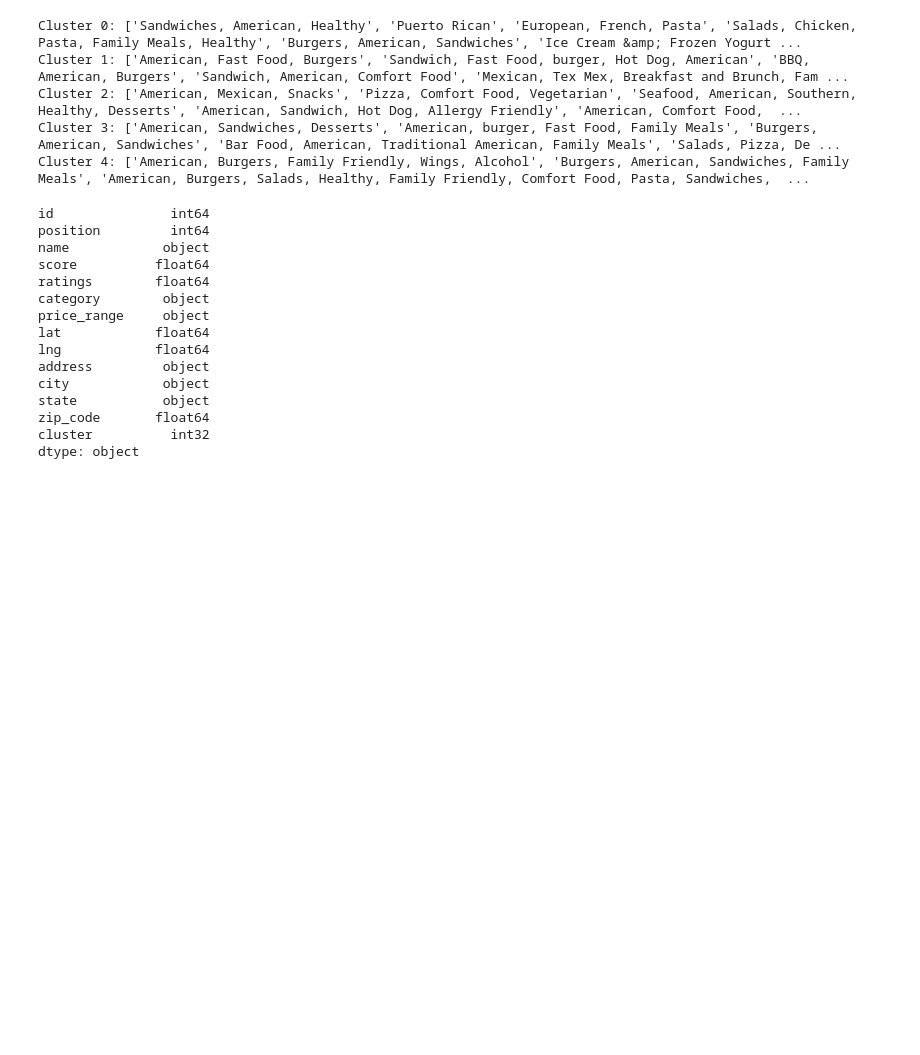
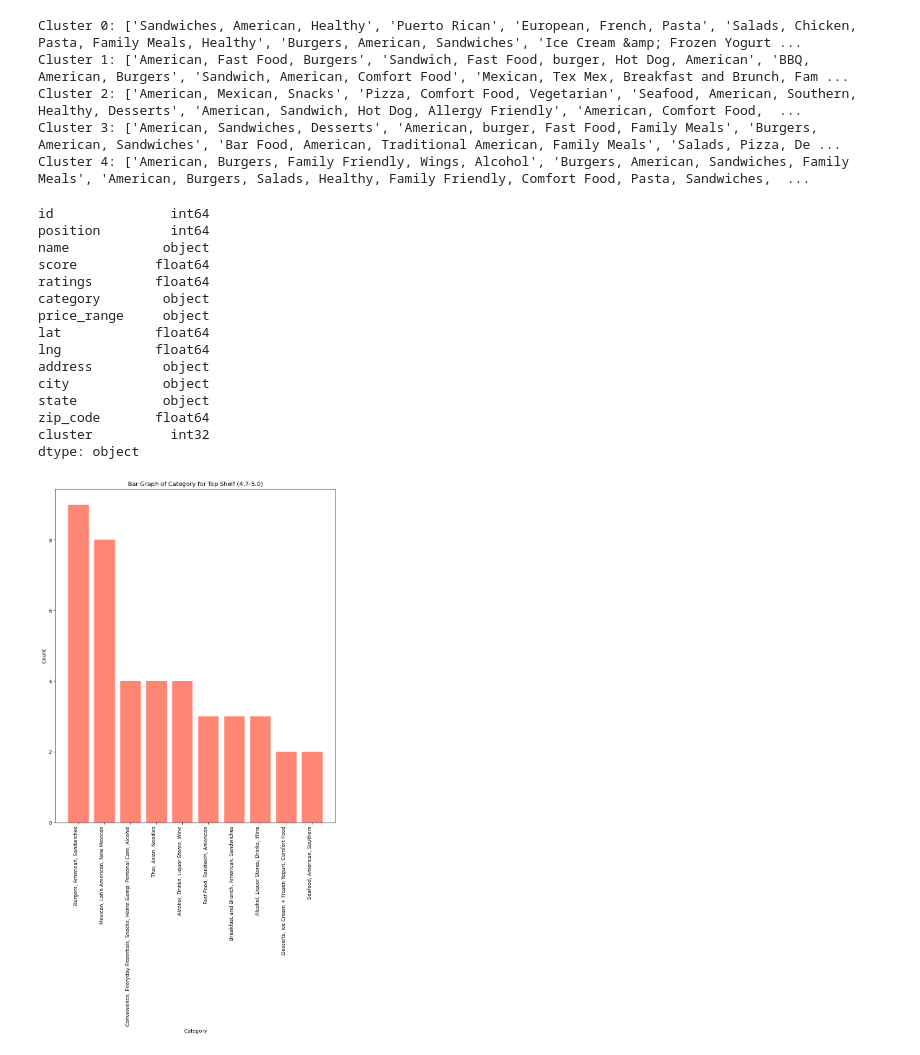
Before and after one commit to vmueller13/Project4_SanAntonioRestaurants, a Jupyter notebook: Restaurants_SanAntonio(after_cleaning)-Copy1.ipynb, the cells around one changed output. Drawn from its saved outputs; the diff is of its cells as text; code cells hidden in the pictures; blank space fills up the shorter version.

Commit message:
update to visualization

```diff
--- a/Restaurants_SanAntonio(after_cleaning)-Copy1.ipynb
+++ b/Restaurants_SanAntonio(after_cleaning)-Copy1.ipynb
@@ -714,0 +712,24 @@ restaurants_df_cleaned
+# %%
+#Find out 'What are the highest scored food categories in Cluster 0: Top Shelf (4.7-5.0)?'
+import matplotlib.pyplot as plt
+# Assuming 'cluster_zero' is your DataFrame
+filtered_df = cluster_zero[cluster_zero['cluster'] == 0]  # Filter rows where cluster is 0
+category_counts = filtered_df['category'].value_counts()
+
+#filter to top ten categories
+top_ten = category_counts.head(10)
+
+# Create a larger figure to accommodate x tick labels
+fig, ax = plt.subplots(figsize=(10, 12))
+
+# Plotting the bar graph
+plt.bar(top_ten.index, top_ten.values, color='#FF8674')
+plt.xlabel('Category')
+plt.ylabel('Count')
+plt.title('Bar Graph of Category for Top Shelf (4.7-5.0)')
+plt.xticks(rotation=90, ha="right")  # Rotate category labels for better visibility
+
+# Display the plot
+plt.show()
+# %% [output]
+[figure, added]
```
Also changed, not shown: parts of 4 cells of this notebook, 3 other files.
